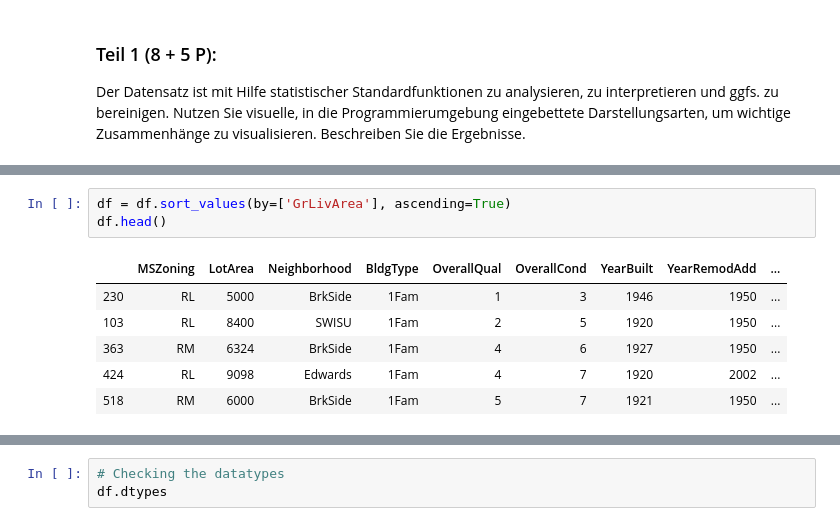
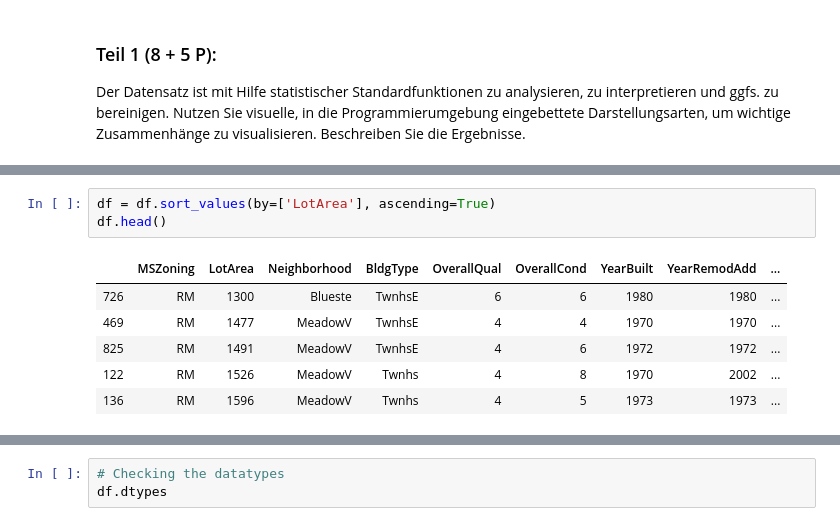
Before and after one commit to Simon-0711/DataSciencePruefungsleistung, a Jupyter notebook: Data_Science_Prototyp_v1.0.ipynb, the cells around one changed output, grey strips where cells are left out. Saved outputs shown, nothing was run; the diff lists cells and outputs as text.

```diff
--- a/Data_Science_Prototyp_v1.0.ipynb
+++ b/Data_Science_Prototyp_v1.0.ipynb
@@ -140,10 +158,10 @@ df.head()
 # %%
-df = df.sort_values(by=['GrLivArea'], ascending=True)
+df = df.sort_values(by=['LotArea'], ascending=True)
 df.head()
 # %% [output]
 |  | MSZoning | LotArea | Neighborhood | BldgType | OverallQual | OverallCond | YearBuilt | YearRemodAdd | ... |
-| 230 | RL | 5000 | BrkSide | 1Fam | 1 | 3 | 1946 | 1950 | ... |
-| 103 | RL | 8400 | SWISU | 1Fam | 2 | 5 | 1920 | 1950 | ... |
-| 363 | RM | 6324 | BrkSide | 1Fam | 4 | 6 | 1927 | 1950 | ... |
-| 424 | RL | 9098 | Edwards | 1Fam | 4 | 7 | 1920 | 2002 | ... |
-| 518 | RM | 6000 | BrkSide | 1Fam | 5 | 7 | 1921 | 1950 | ... |
+| 726 | RM | 1300 | Blueste | TwnhsE | 6 | 6 | 1980 | 1980 | ... |
+| 469 | RM | 1477 | MeadowV | TwnhsE | 4 | 4 | 1970 | 1970 | ... |
+| 825 | RM | 1491 | MeadowV | TwnhsE | 4 | 6 | 1972 | 1972 | ... |
+| 122 | RM | 1526 | MeadowV | Twnhs | 4 | 8 | 1970 | 2002 | ... |
+| 136 | RM | 1596 | MeadowV | Twnhs | 4 | 5 | 1973 | 1973 | ... |
```
Also changed, not shown: parts of 29 cells of this notebook.
